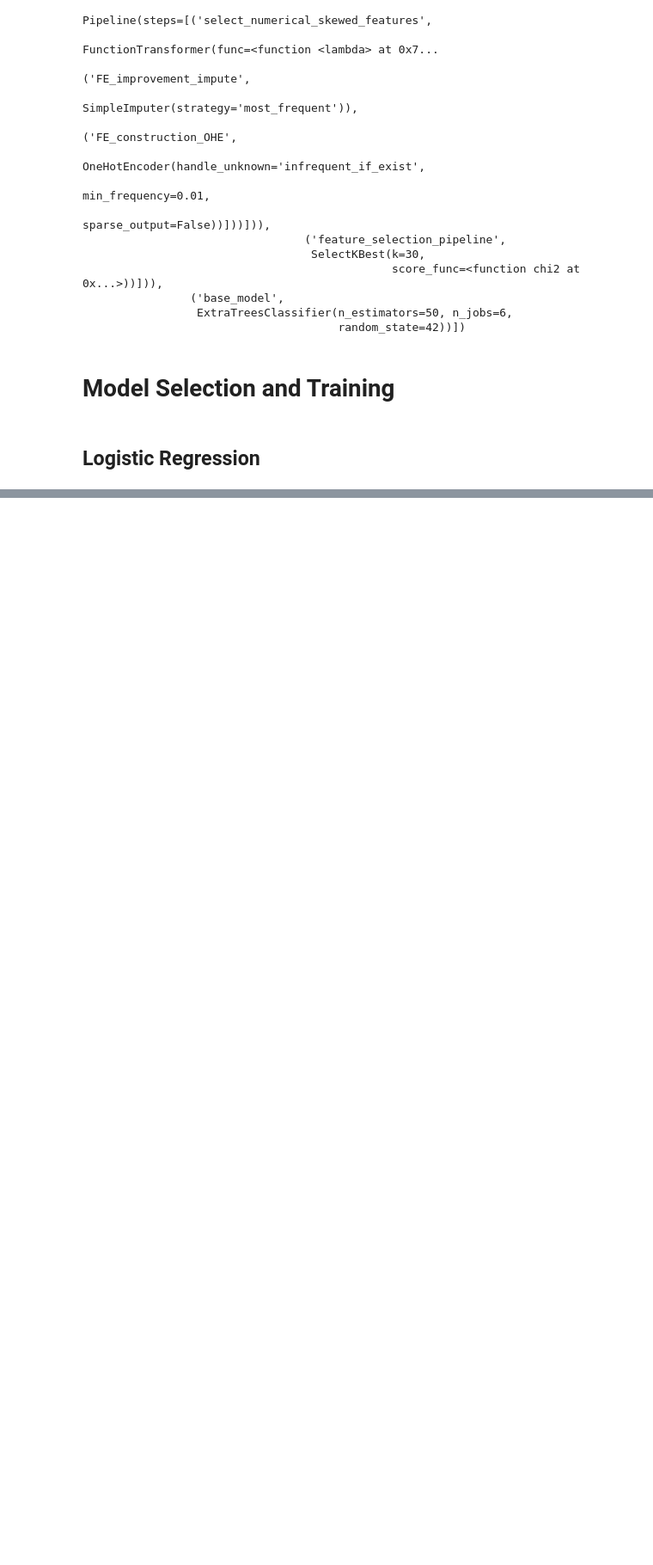
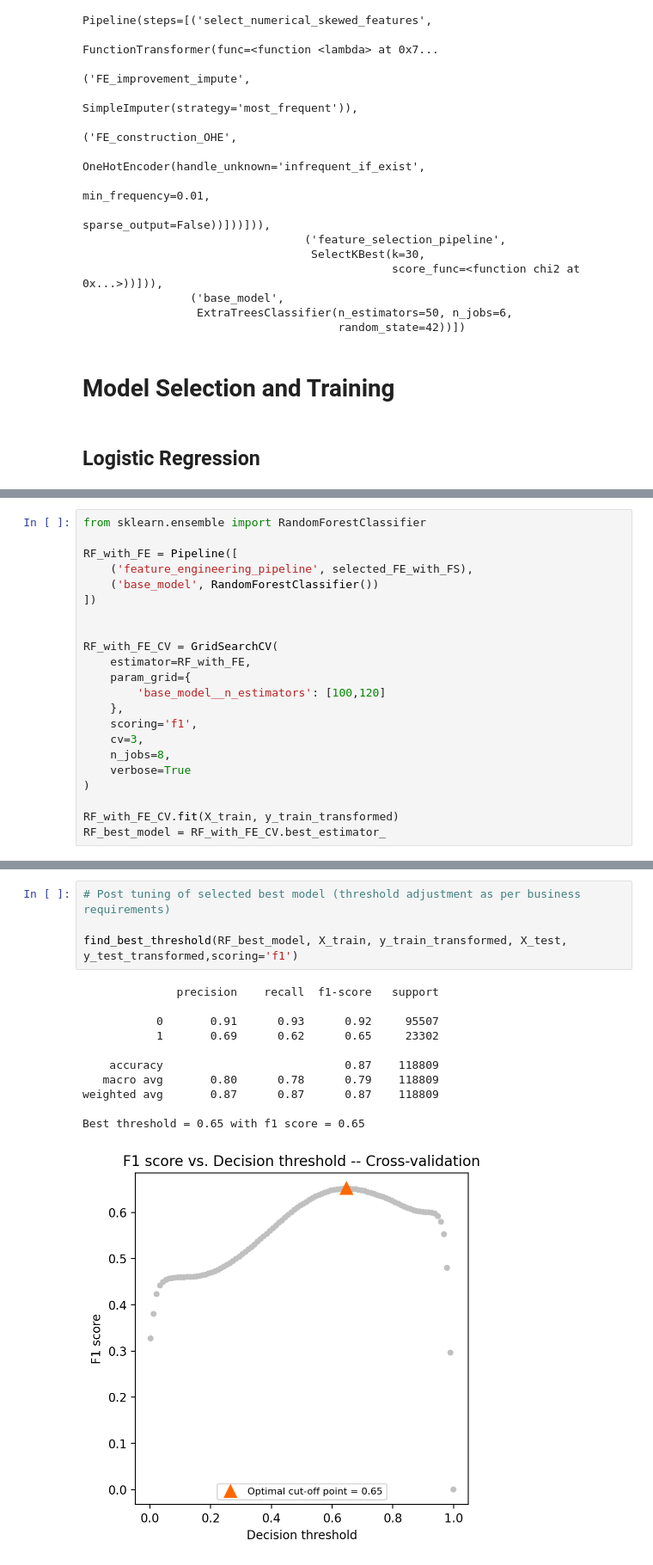
Before and after one commit to jyothisable/Credit-Default-Risk-Prediction-Model, a Jupyter notebook: model_prototyping.ipynb, the cells around one changed output, grey strips where cells are left out. Shown at 86% size. Drawn from its saved outputs; the diff is of its cells as text; blank space fills up the shorter version.

```diff
--- a/model_prototyping.ipynb
+++ b/model_prototyping.ipynb
@@ -460,0 +514,22 @@ PrecisionRecallDisplay.from_estimator(best_model, X_test, target_pipeline.transf
+# %%
+from sklearn.ensemble import RandomForestClassifier
+
+RF_with_FE = Pipeline([
+    ('feature_engineering_pipeline', selected_FE_with_FS),
+    ('base_model', RandomForestClassifier())
+])
+
+
+RF_with_FE_CV = GridSearchCV(
+    estimator=RF_with_FE,
+    param_grid={
+        'base_model__n_estimators': [100,120]
+    },
+    scoring='f1',
+    cv=3,
+    n_jobs=8,
+    verbose=True
+)
+
+RF_with_FE_CV.fit(X_train, y_train_transformed)
+RF_best_model = RF_with_FE_CV.best_estimator_
@@ -460,0 +538,16 @@ PrecisionRecallDisplay.from_estimator(best_model, X_test, target_pipeline.transf
+# %%
+# Post tuning of selected best model (threshold adjustment as per business requirements)
+
+find_best_threshold(RF_best_model, X_train, y_train_transformed, X_test, y_test_transformed,scoring='f1')
+# %% [output]
+              precision    recall  f1-score   support
+
+           0       0.91      0.93      0.92     95507
+           1       0.69      0.62      0.65     23302
+
+    accuracy                           0.87    118809
+   macro avg       0.80      0.78      0.79    118809
+weighted avg       0.87      0.87      0.87    118809
+
+Best threshold = 0.65 with f1 score = 0.65
+[figure, added]
```
Also changed, not shown: parts of 11 cells of this notebook.
